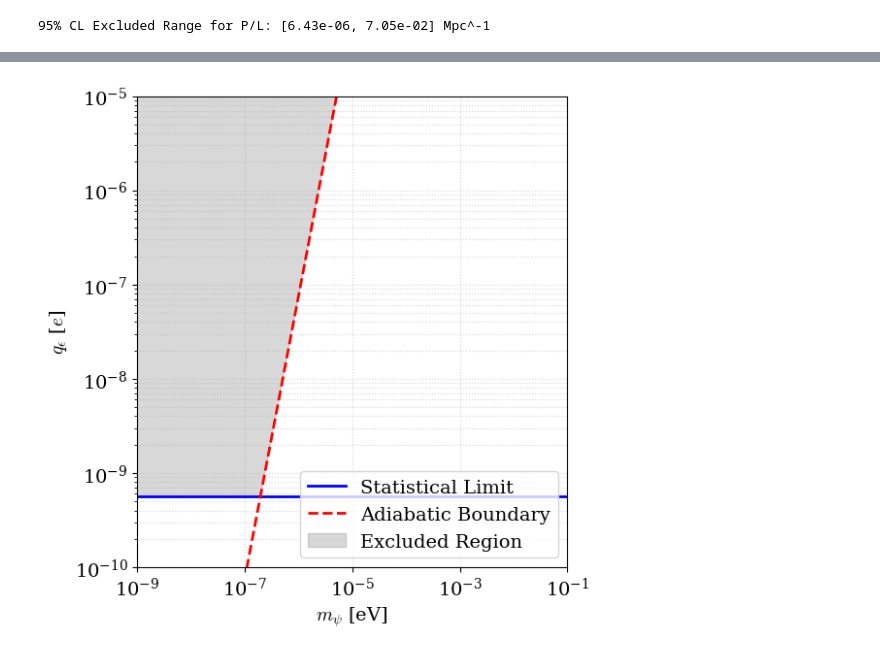
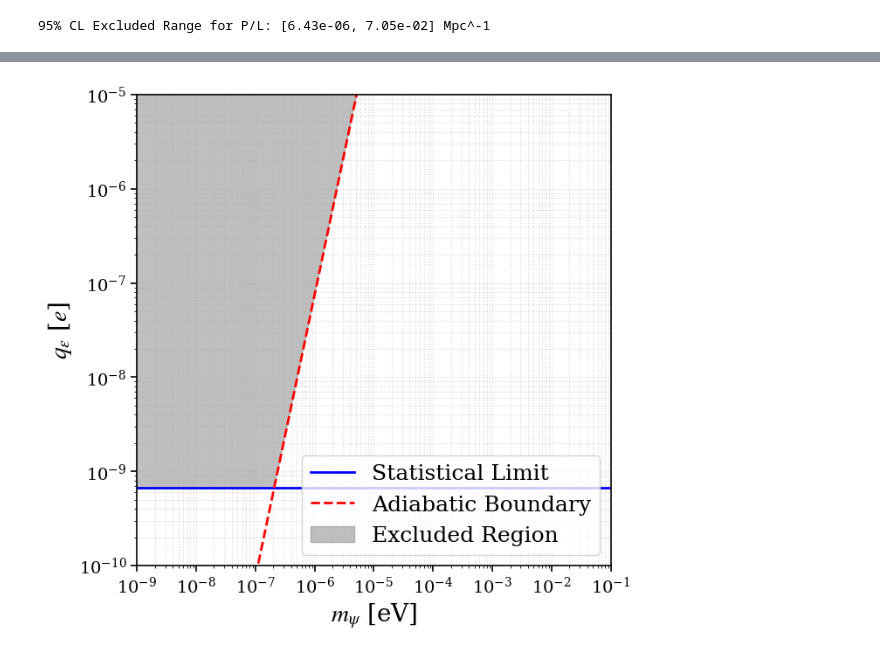
Before and after one commit to irosphis/CDDR_Test, a Jupyter notebook: ALPandMCP.ipynb, the cells around one changed output, grey strips where cells are left out. Drawn from its saved outputs; the diff is of its cells as text; code cells hidden in the pictures.

```diff
--- a/ALPandMCP.ipynb
+++ b/ALPandMCP.ipynb
@@ -1,9 +1,19 @@
 # %%
 from matplotlib import pyplot as plt
 plt.rcParams.update({
+    'font.size': 20,
     'font.family': 'serif',
-    'mathtext.fontset': 'cm',
-    'font.size': 14
+    'mathtext.fontset': 'stix',
+    'axes.linewidth': 1.2,
+    'xtick.major.size': 5,
+    'xtick.major.width': 1.2,
+    'ytick.major.size': 5,
+    'ytick.major.width': 1.2,
+    'legend.fontsize': 20,
+    "axes.titlesize": 20,
+    "axes.labelsize": 20,
+    "xtick.labelsize": 14,
+    "ytick.labelsize": 14,
 })
 # %%
 import numpy as np
@@ -365,39 +334,38 @@ def solve_qe_from_kappa(kappa_lim_mpc):
     inner_factor = (2.0 * B**2 / (3.0 * W))**(1/3)
     return (kappa_ev / (c_const * inner_factor * f_pol))**(3/8)
 
 # 3. Derive adiabatic boundary q_epsilon as a function of m_psi
 def get_adiabatic_boundary_qe(m, ratio_threshold=1):
     """Solves q_epsilon that satisfies the adiabatic limit ratio = threshold"""
     # From (3/2) * (omega * e * qe * B / m_psi^4) = ratio_threshold
     return (ratio_threshold * 2.0 * m**3) / (3.0 * W * e * B)
 
 # 4. Generate data for the plot
 kappa_obs_limit = kappa_upper_limit # 95% CL upper bound from your fitting
 qe_stat_limit = solve_qe_from_kappa(kappa_obs_limit)
 m_vals = np.logspace(-9, -1, 500)
 qe_adiabatic_vals = get_adiabatic_boundary_qe(m_vals)
 
 # 5. Visualization of the boundary
-plt.figure(figsize=(6, 6))
+plt.figure(figsize=(7, 7))
 # Plot the horizontal statistical limit
 plt.axhline(qe_stat_limit, color='blue', lw=2, label=r'Statistical Limit')
 # Plot the adiabatic validity boundary
 plt.plot(m_vals, qe_adiabatic_vals, 'r--', lw=2, label='Adiabatic Boundary')
 
 # Fill the excluded region (where kappa > limit AND adiabaticity holds)
 plt.fill_between(m_vals,  np.maximum(qe_stat_limit, qe_adiabatic_vals), 1e-4,
-                 color='gray', alpha=0.3, label='Excluded Region')
+                 color='gray', alpha=0.5, label='Excluded Region')
 
 plt.xscale('log'); plt.yscale('log')
 plt.xlim(1e-9, 1e-1); plt.ylim(1e-10, 1e-5)
 plt.xlabel(r'$m_\psi$ [eV]'); plt.ylabel(r'$q_\epsilon$ [$e$]')
-plt.legend(loc='lower right')
+plt.legend(loc='lower right', fontsize=18)
 plt.grid(True, which="both", ls=":", alpha=0.5)
-plt.tight_layout()
-plt.savefig('fig/qe-m.pdf')
+plt.savefig('fig/qe-m.pdf', bbox_inches='tight')
 plt.show()
 # %% [output]
-[figure, old version]
+[figure, new version]
 # %%
 from scipy.optimize import brentq
 
```
Also changed, not shown: parts of 5 cells of this notebook, 39 other files.
